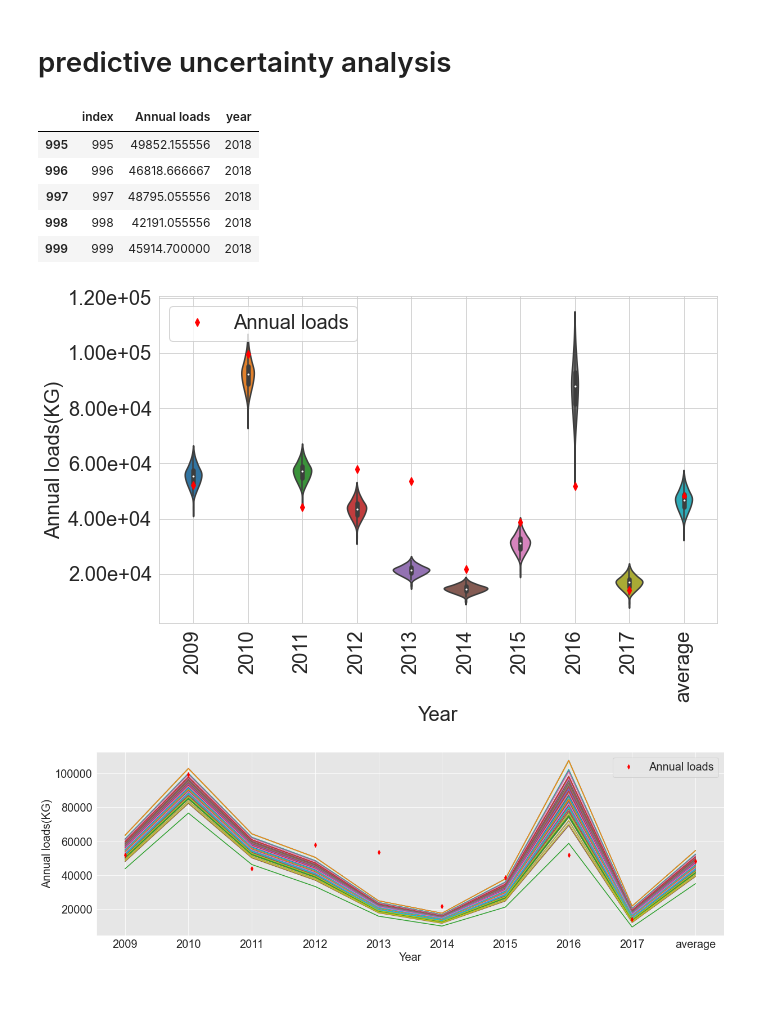
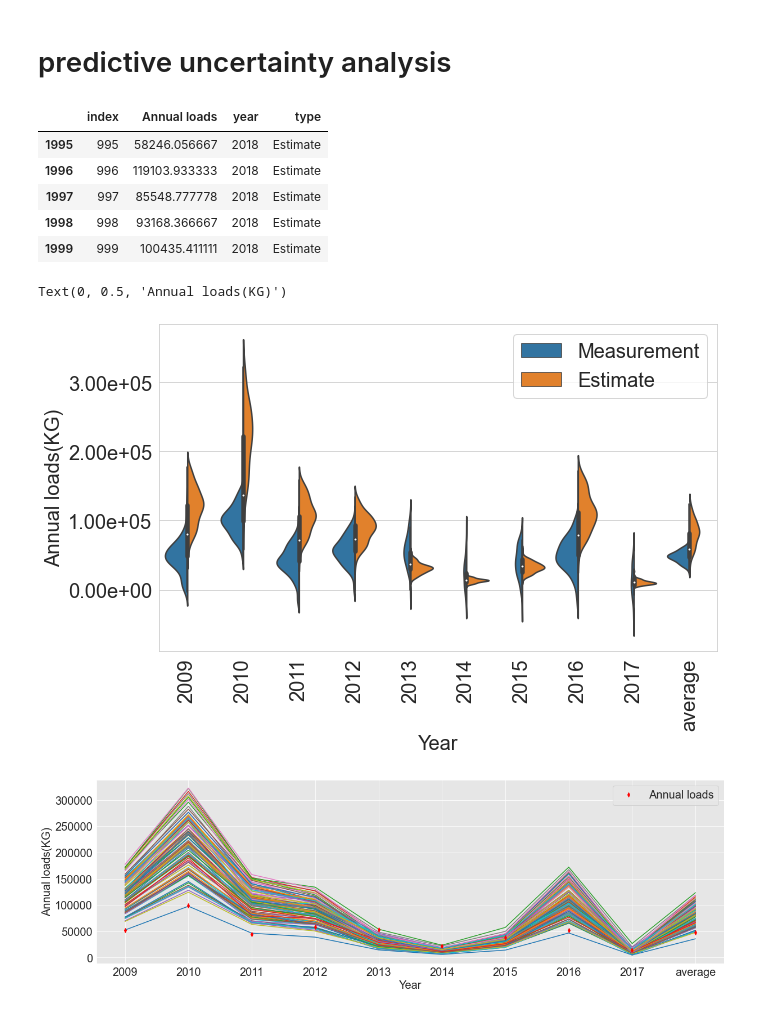
Before and after one commit to QianWanghhu/predict_uq, a Jupyter notebook: src/notebooks/predictive_uncertainty.ipynb, the cells around one changed output. Drawn from its saved outputs; the diff is of its cells as text; code cells hidden in the pictures.

Commit message:
Add the distribution of measurement realizations to violinplot.

```diff
--- a/src/notebooks/predictive_uncertainty.ipynb
+++ b/src/notebooks/predictive_uncertainty.ipynb
@@ -19,7 +19,8 @@ mpl.rcParams['ytick.labelsize'] = 20
 mpl.rcParams['legend.fontsize'] = 20
 # %%
 # import the annual loads
-file_date = '1127'
+file_date = '0415'
 fpath = f'../../output/work_run_{file_date}/'
-fn = '126001A.11.obs.csv'
+fn = '126001A.9.obs.csv'
+fn_meas = '126001A.base.obs.csv'
 # %%
@@ -34,36 +37,46 @@ obs_annual.append(np.round(np.mean(obs_annual), 2))
 obs_df = pd.DataFrame(data=obs_annual, index = [*np.arange(2009, 2018), 'average'], columns=['Annual loads'])
 # %%
 # reorganize the dataframe for plotting
-df_plot = pd.DataFrame(data = df.values[:, 1:].T.flatten(), columns=['Annual loads'])
+df_plot = pd.DataFrame(data = df.values[:, 0:].T.flatten(), columns=['Annual loads'])
 year_col = np.repeat(np.arange(2009, 2019), df.shape[0], 0).T
 df_plot['year'] = year_col
+df_plot['type'] = 'Estimate'
+
+df_meas_plot = pd.DataFrame(data = df_meas.values[:, 0:].T.flatten(), columns=['Annual loads'])
+year_col = np.repeat(np.arange(2009, 2019), df_meas.shape[0], 0).T
+df_meas_plot['year'] = year_col
+df_meas_plot['type'] = 'Measurement realization'
+df_plot = pd.concat([df_meas_plot, df_plot])
+
 df_plot.reset_index().tail()
 # %% [output]
-|  | index | Annual loads | year |
-| 995 | 995 | 49852.155556 | 2018 |
-| 996 | 996 | 46818.666667 | 2018 |
-| 997 | 997 | 48795.055556 | 2018 |
-| 998 | 998 | 42191.055556 | 2018 |
-| 999 | 999 | 45914.700000 | 2018 |
+|  | index | Annual loads | year | type |
+| 1995 | 995 | 58246.056667 | 2018 | Estimate |
+| 1996 | 996 | 119103.933333 | 2018 | Estimate |
+| 1997 | 997 | 85548.777778 | 2018 | Estimate |
+| 1998 | 998 | 93168.366667 | 2018 | Estimate |
+| 1999 | 999 | 100435.411111 | 2018 | Estimate |
 # %%
 # Plot the uncertainty of annual loads
 sns.set_style('whitegrid')
 fig = plt.figure(figsize=(10, 6))
-ax = sns.violinplot(x='year', y='Annual loads', data=df_plot);
-obs_df.plot(y=[0], linewidth=0, ax=ax, marker='d', markersize=5, color='r', legend=['Obs']);
+ax = sns.violinplot(x='year', y='Annual loads', data=df_plot, hue='type', split=True);
+ax.legend(handles=ax.legend_.legendHandles, labels=['Measurement', 'Estimate'])
+# obs_df.plot(y=[0], linewidth=0, ax=ax, marker='d', markersize=5, color='r', legend=['Obs']);
 ax.set_xticklabels([*np.arange(2009, 2018), 'average'], rotation=90);
 plt.gca().yaxis.set_major_formatter(mtick.FormatStrFormatter('%.2e'))
 ax.set_xlabel('Year')
 ax.set_ylabel('Annual loads(KG)')
-plt.savefig(f'../../output/figs/predict_uncertainty_{file_date}.png', dpi=300, format='png')
+# plt.savefig(f'../../output/figs/predict_uncertainty_{file_date}.png', dpi=300, format='png')
 # %% [output]
+Text(0, 0.5, 'Annual loads(KG)')
-[figure, old version]
+[figure, new version]
 # %%
 sns.set_style('darkgrid', {"axes.facecolor": ".9"})
 ax = df.loc[:, 'din_2009':].T.plot(legend=False, figsize=(20, 6), use_index=True, xlabel='Year', ylabel='Annual loads(KG)')
-ax.set_xticks(range(len(df.columns[1:])))
+ax.set_xticks(range(len(df.columns[0:])))
 obs_df.plot(y=[0], linewidth=0, ax=ax, marker='d', markersize=5, color='r', legend=['Obs']);
 ax.set_xticklabels([*np.arange(2009, 2018), 'average']);
 plt.savefig(f'../../output/figs/predict_uncertainty_lineplot_{file_date}.png', dpi=300, format='png')
 # %% [output]
-[figure, old version]
+[figure, new version]
```
Also changed, not shown: parts of 1 cell of this notebook.
